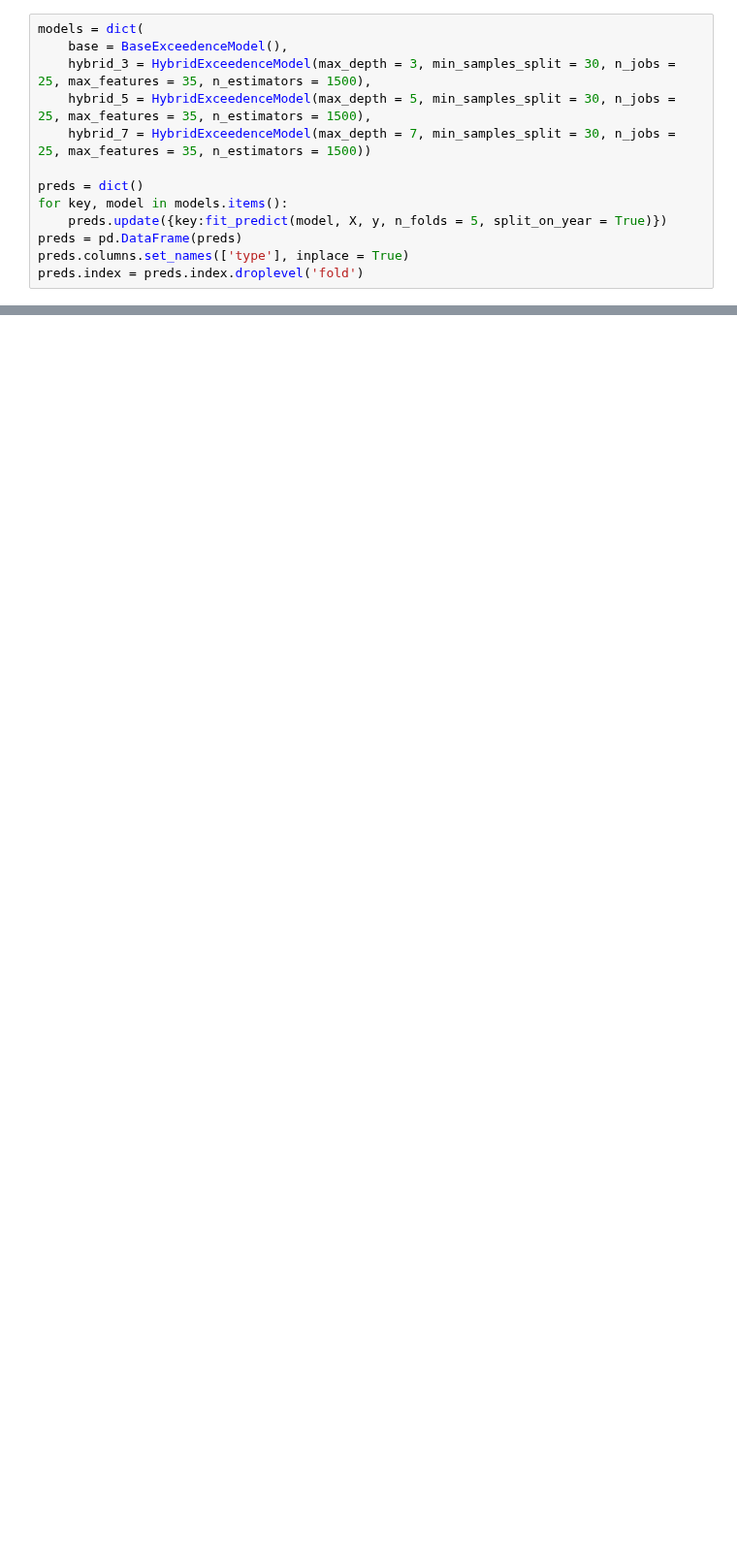
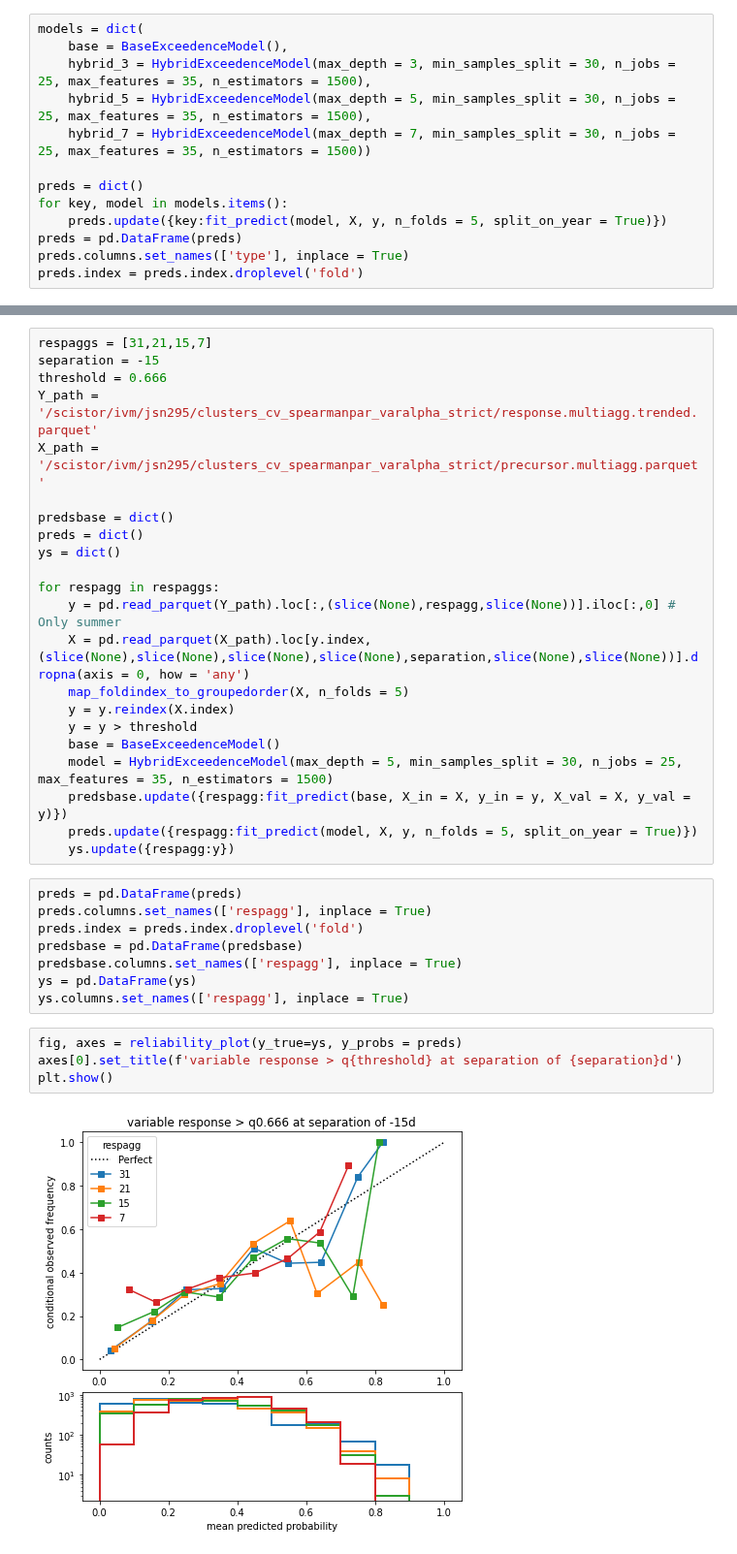
Before and after one commit to chiemvs/Weave, a Jupyter notebook: notebooks/Classifier_skills.ipynb, the cells around one changed output, grey strips where cells are left out. Shown at 97% size. Saved outputs shown, nothing was run; the diff lists cells and outputs as text; blank space fills up the shorter version.

```diff
--- a/notebooks/Classifier_skills.ipynb
+++ b/notebooks/Classifier_skills.ipynb
@@ -480,0 +488,36 @@ plt.show()
+# %%
+respaggs = [31,21,15,7]
+separation = -15
+threshold = 0.666
+Y_path = '/scistor/ivm/jsn295/clusters_cv_spearmanpar_varalpha_strict/response.multiagg.trended.parquet'
+X_path = '/scistor/ivm/jsn295/clusters_cv_spearmanpar_varalpha_strict/precursor.multiagg.parquet'
+
+predsbase = dict()
+preds = dict()
+ys = dict()
+
+for respagg in respaggs:
+    y = pd.read_parquet(Y_path).loc[:,(slice(None),respagg,slice(None))].iloc[:,0] # Only summer
+    X = pd.read_parquet(X_path).loc[y.index, (slice(None),slice(None),slice(None),slice(None),separation,slice(None),slice(None))].dropna(axis = 0, how = 'any')
+    map_foldindex_to_groupedorder(X, n_folds = 5)
+    y = y.reindex(X.index)
+    y = y > threshold
+    base = BaseExceedenceModel()
+    model = HybridExceedenceModel(max_depth = 5, min_samples_split = 30, n_jobs = 25, max_features = 35, n_estimators = 1500)
+    predsbase.update({respagg:fit_predict(base, X_in = X, y_in = y, X_val = X, y_val = y)})
+    preds.update({respagg:fit_predict(model, X, y, n_folds = 5, split_on_year = True)})
+    ys.update({respagg:y})
+# %%
+preds = pd.DataFrame(preds)
+preds.columns.set_names(['respagg'], inplace = True)
+preds.index = preds.index.droplevel('fold')
+predsbase = pd.DataFrame(predsbase)
+predsbase.columns.set_names(['respagg'], inplace = True)
+ys = pd.DataFrame(ys)
+ys.columns.set_names(['respagg'], inplace = True)
+# %%
+fig, axes = reliability_plot(y_true=ys, y_probs = preds)
+axes[0].set_title(f'variable response > q{threshold} at separation of {separation}d')
+plt.show()
+# %% [output]
+[figure, added]
```
Also changed, not shown: parts of 34 cells of this notebook, 3 other files.
